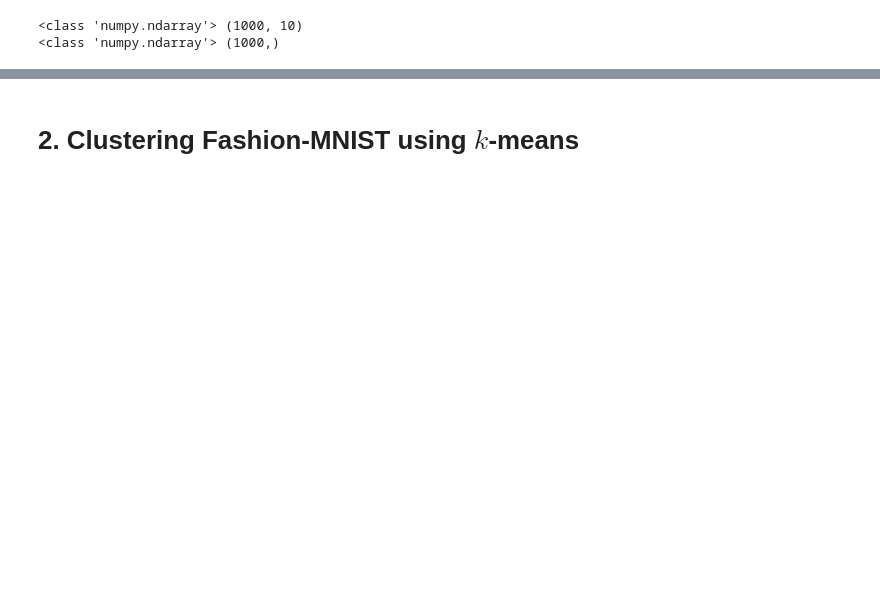
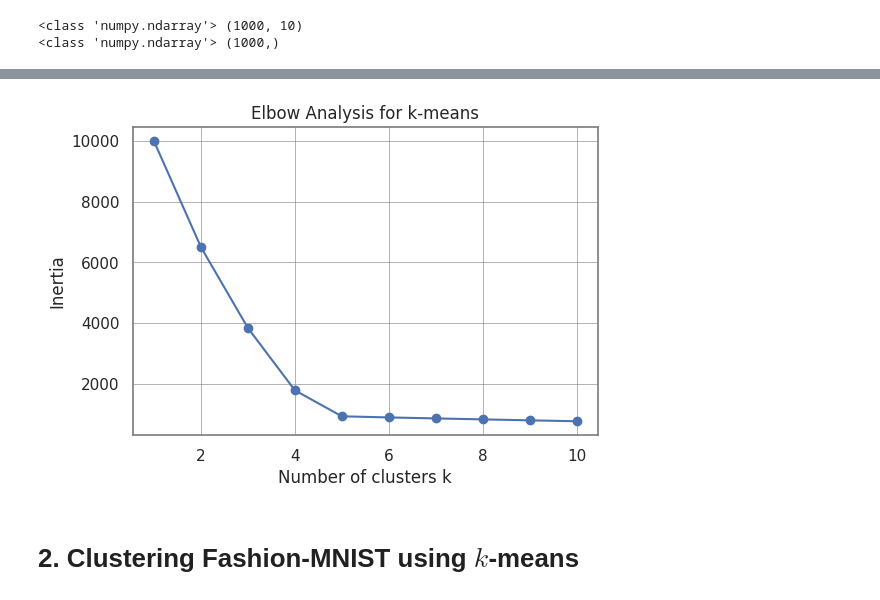
Before and after one commit to kayleepho/MATH-5750-Project-2, a Jupyter notebook: project2.ipynb, the cells around one changed output, grey strips where cells are left out. Saved outputs shown, nothing was run; the diff lists cells and outputs as text; code cells hidden in the pictures; blank space fills up the shorter version.

```diff
--- a/project2.ipynb
+++ b/project2.ipynb
@@ -27,2 +106,22 @@ print(type(y_true),y_true.shape)
+# %%
+inertias = []
+ks = range(1, 11)
+for k in ks:
+    km = KMeans(n_clusters=k, n_init=50, random_state=1)
+    km.fit(X)
+    inertias.append(km.inertia_)
+
+plt.figure(figsize=(6,4))
+plt.plot(ks, inertias, '-o')
+plt.gca().set_facecolor("white")  # white background
+plt.grid(True, color="gray", linewidth=0.7, alpha=0.6)
+for spine in plt.gca().spines.values():
+    spine.set_edgecolor("gray")
+plt.xlabel("Number of clusters k")
+plt.ylabel("Inertia")
+plt.title("Elbow Analysis for k-means")
+plt.show()
+# %% [output]
+[figure, added]
 # %% [markdown]
 # 2. Clustering Fashion-MNIST using $k$-means
```
Also changed, not shown: parts of 13 cells of this notebook.
